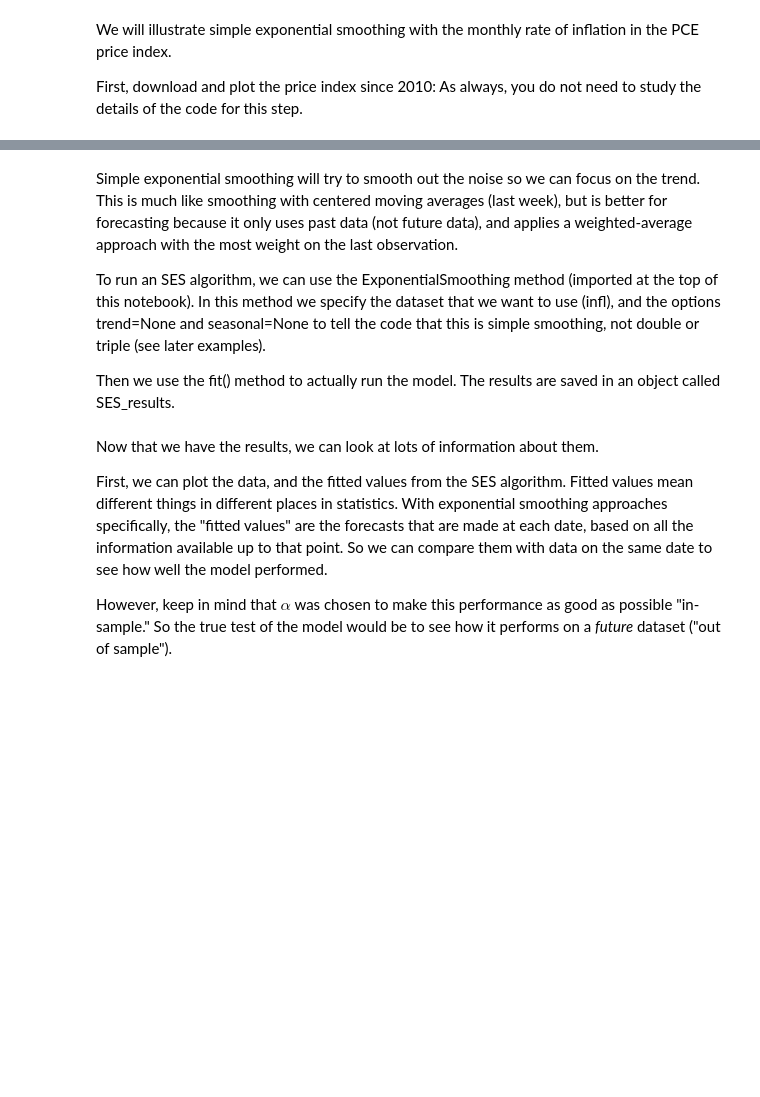
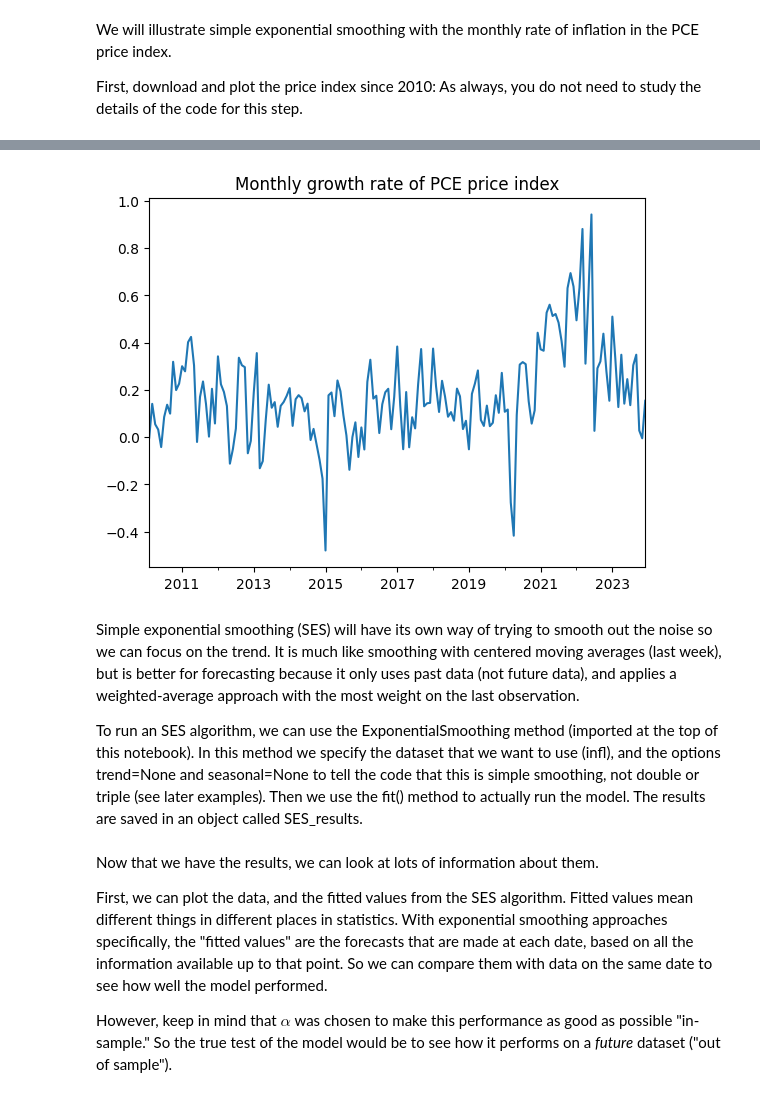
Before and after one commit to wgjm1986/FIN657, a Jupyter notebook: Week 2 - Exponential smoothing/Exponential smoothing.ipynb, the cells around one changed output, grey strips where cells are left out. Saved outputs shown, nothing was run; the diff lists cells and outputs as text; code cells hidden in the pictures; blank space fills up the shorter version.

```diff
--- a/Week 2 - Exponential smoothing/Exponential smoothing.ipynb
+++ b/Week 2 - Exponential smoothing/Exponential smoothing.ipynb
@@ -71,7 +56,11 @@ infl.plot();
+# %%
+PCEPI_1m = 100*( PCEPI.diff() / PCEPI.shift() )
+PCEPI_1m = PCEPI_1m.dropna()
+PCEPI_1m.plot(title="Monthly growth rate of PCE price index");
+# %% [output]
+[figure, added]
 # %% [markdown]
-Simple exponential smoothing will try to smooth out the noise so we can focus on the trend. This is much like smoothing with centered moving averages (last week), but is better for forecasting because it only uses past data (not future data), and applies a weighted-average approach with the most weight on the last observation.
+Simple exponential smoothing (SES) will have its own way of trying to smooth out the noise so we can focus on the trend. It is much like smoothing with centered moving averages (last week), but is better for forecasting because it only uses past data (not future data), and applies a weighted-average approach with the most weight on the last observation.
 
-To run an SES algorithm, we can use the ExponentialSmoothing method (imported at the top of this notebook). In this method we specify the dataset that we want to use (infl), and the options trend=None and seasonal=None to  tell the code that this is simple smoothing, not double or triple (see later examples).
-
-Then we use the fit() method to actually run the model. The results are saved in an object called SES_results.
+To run an SES algorithm, we can use the ExponentialSmoothing method (imported at the top of this notebook). In this method we specify the dataset that we want to use (infl), and the options trend=None and seasonal=None to  tell the code that this is simple smoothing, not double or triple (see later examples). Then we use the fit() method to actually run the model. The results are saved in an object called SES_results.
 # %%
```
Also changed, not shown: parts of 24 cells of this notebook, 4 other files.
